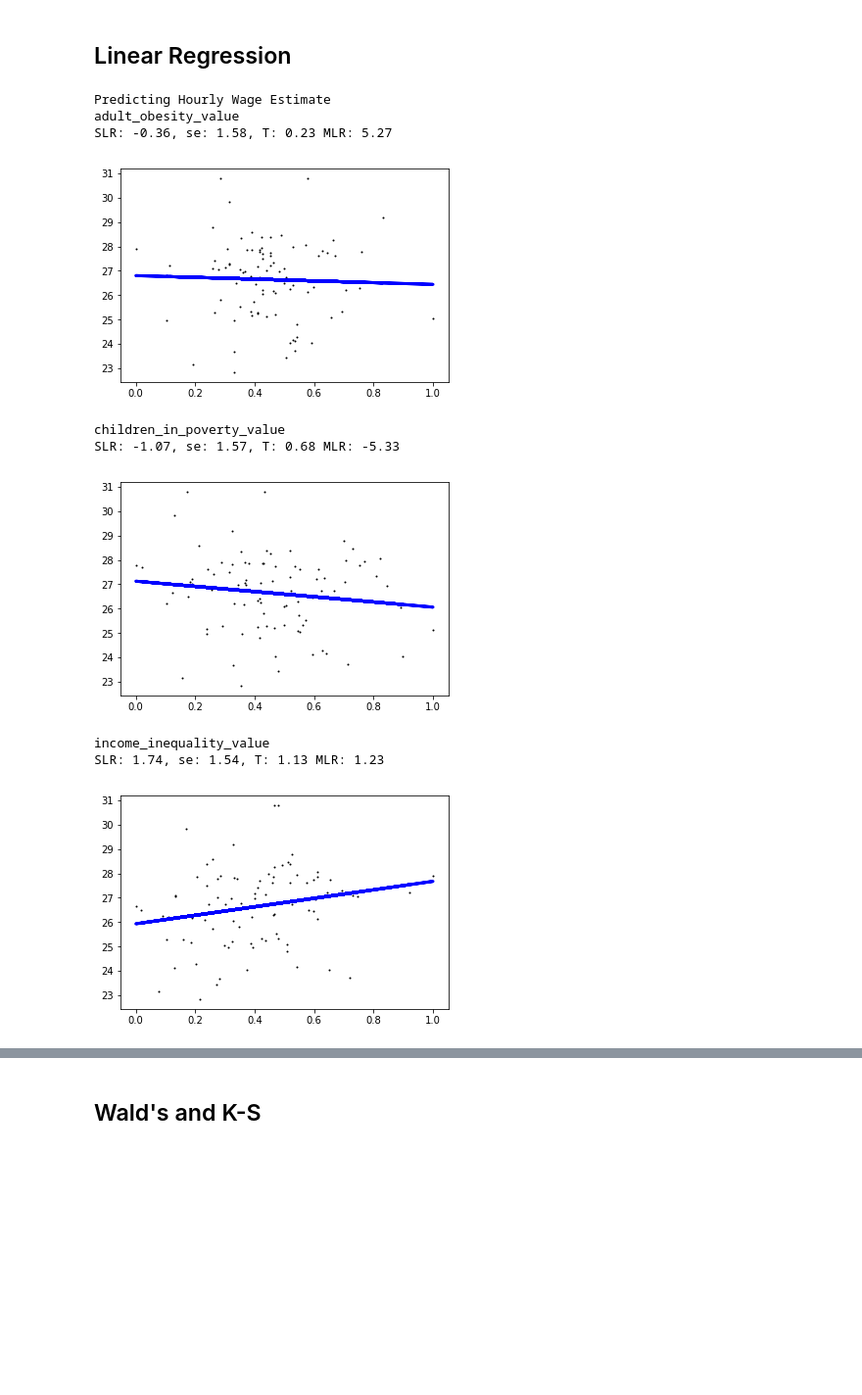
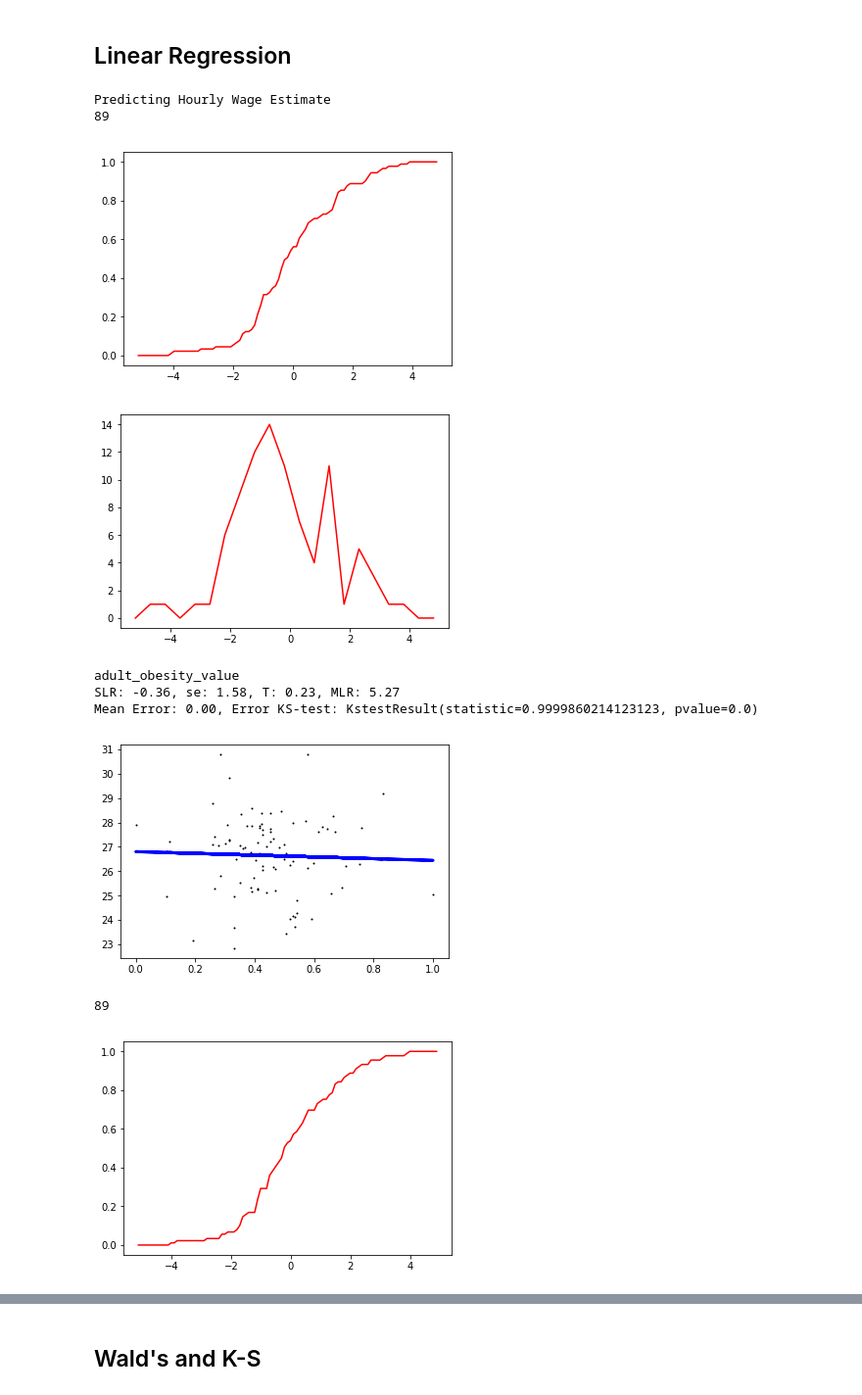
Before and after one commit to iopoi/iowa_state_employee_analysis-, a Jupyter notebook: dataset_explore-Residence.ipynb, the cells around one changed output, grey strips where cells are left out. Shown at 98% size. Saved outputs shown, nothing was run; the diff lists cells and outputs as text; code cells hidden in the pictures; blank space fills up the shorter version.

Commit message:
Checking error distribution for Linear Regression

```diff
--- a/dataset_explore-Residence.ipynb
+++ b/dataset_explore-Residence.ipynb
@@ -326,41 +326,66 @@ for predictor in predictors:
     train_x = usefulData[regressors]
     train_y = usefulData[[predictor]]
     LR.fit(train_x, train_y)
     pred = LR.predict(train_x)
     MLR_coef = LR.coef_[0]
 
     # Run SLR and compare each result to MLR counterpart, and print SLR line graph
     train_y = usefulData[[predictor]]
     for ri, r in enumerate(regressors):
         # Get datapoints for this variable and normalize them
         train_x = usefulData[[r]]
         train_x = (train_x - train_x.min()) / (train_x.max() - train_x.min())
 
         # Run SLR
         LR = linear_model.LinearRegression()
         LR.fit(train_x, train_y)
         pred = LR.predict(train_x)
         coef = LR.coef_[0][0]
 
         # Get error
-        MAPE = 100 * sum(abs((p - y) / y) for y, p in zip(np.array(train_y), pred) if y != 0) / len([y for y in train_y if y != 0])
+        errors = np.array(sorted([(p-y) for y, p in zip(np.array(train_y), pred)]))
+
+        # Get error CDF
+        curVal = 0
+        X_errs = np.arange(min(errors)-1, max(errors)+1, .1)
+        CDF = []
+        for i in X_errs:
+            while curVal < len(errors) and errors[curVal] <= i:
+                curVal += 1
+            v = float(curVal) / len(errors)
+            CDF.append(v)
+        plt.plot(X_errs, CDF, color="red")
+        plt.show()
+
+        # Get error PDF
+        curVal = 0
+        X_errs = np.arange(min(errors)-1, max(errors)+1, .5)
+        PDF = []
+        for i in X_errs:
+            PDF.append(sum(1 for e in errors if e > i and e <= i + .5))
+        plt.plot(X_errs, PDF, color="red")
+        plt.show()
+
+        # Check error distribution
+        ks = stats.kstest(errors, 'norm')
         se = math.sqrt(sum((p-y)**2 for y, p in zip(np.array(train_y), pred)) / len(pred))
         t_val = abs(coef / se)
 
         # Report results and plot graph
         print(r)
-        print("SLR: {0:.2f}, se: {1:.2f}, T: {2:.2f} MLR: {3:.2f}".format(coef, se, t_val, MLR_coef[ri]))
+        print("SLR: {0:.2f}, se: {1:.2f}, T: {2:.2f}, MLR: {3:.2f}".format(coef, se, t_val, MLR_coef[ri]))
+        print("Mean Error: {0:.2f}, Error KS-test: {1}".format(np.mean(errors), ks))
         plt.scatter(train_x, train_y, color='black', s=1)
         plt.plot(train_x, pred, color='blue', linewidth=3)
         plt.show()
 # %% [output]
 Predicting Hourly Wage Estimate
-adult_obesity_value
-SLR: -0.36, se: 1.58, T: 0.23 MLR: 5.27
+89
-[figure, old version]
+[figure, new version]
+[figure, new version]
-children_in_poverty_value
-SLR: -1.07, se: 1.57, T: 0.68 MLR: -5.33
+adult_obesity_value
+SLR: -0.36, se: 1.58, T: 0.23, MLR: 5.27
+Mean Error: 0.00, Error KS-test: KstestResult(statistic=0.9999860214123123, pvalue=0.0)
-[figure, old version]
+[figure, new version]
-income_inequality_value
-SLR: 1.74, se: 1.54, T: 1.13 MLR: 1.23
+89
-[figure, old version]
+[figure, new version]
```
Also changed, not shown: parts of 4 cells of this notebook.
